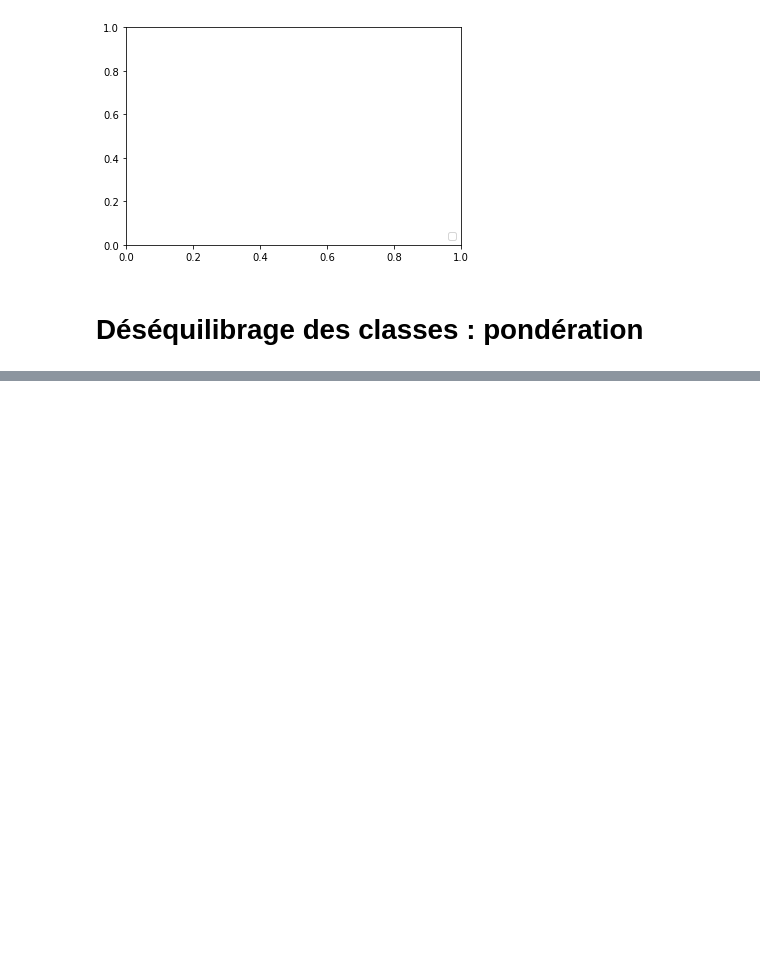
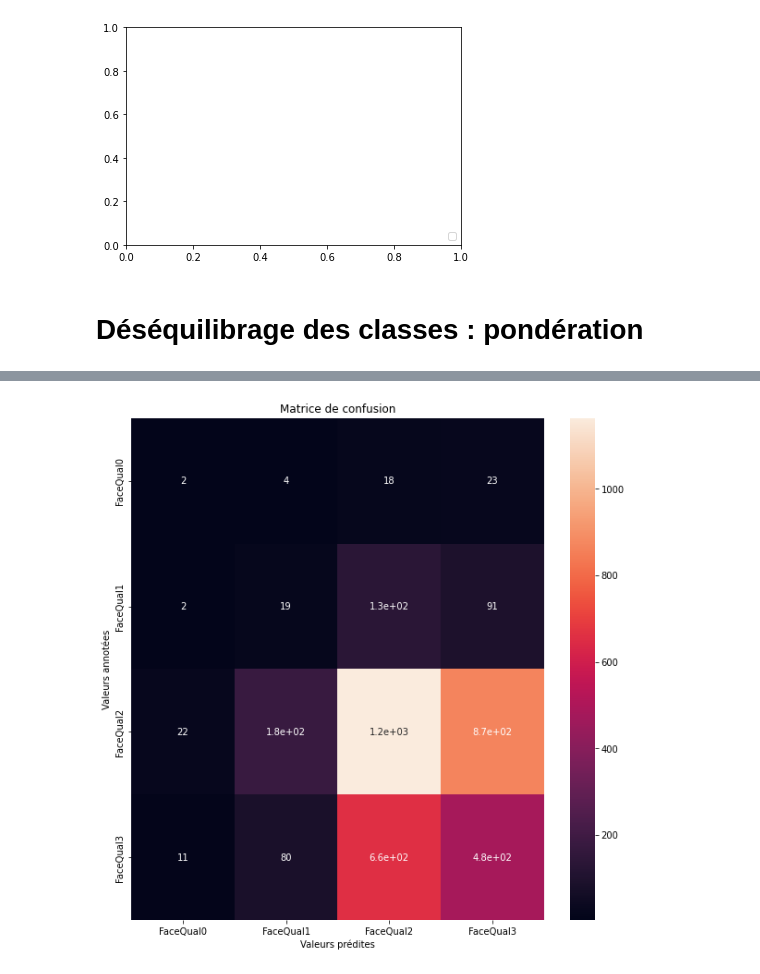
Before and after one commit to fds-napolitain/m2-stage, a Jupyter notebook: classification-qualite.ipynb, the cells around one changed output, grey strips where cells are left out. Saved outputs shown, nothing was run; the diff lists cells and outputs as text; code cells hidden in the pictures; blank space fills up the shorter version.

```diff
--- a/classification-qualite.ipynb
+++ b/classification-qualite.ipynb
@@ -466,0 +568,4 @@ class_weight={
+# %%
+show_confusion_matrix(y_valid, y_pred)
+# %% [output]
+[figure, added]
```
Also changed, not shown: parts of 19 cells of this notebook.
